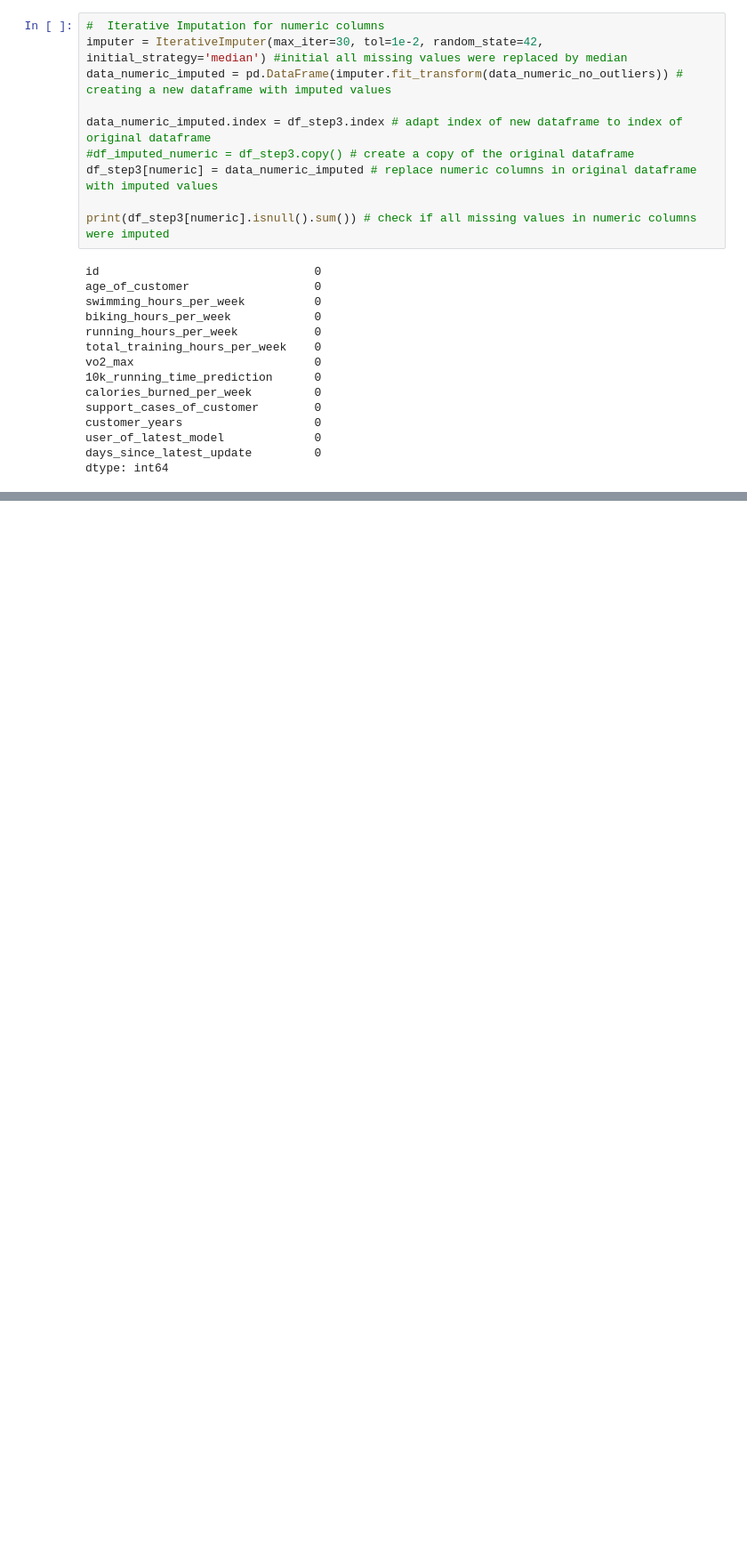
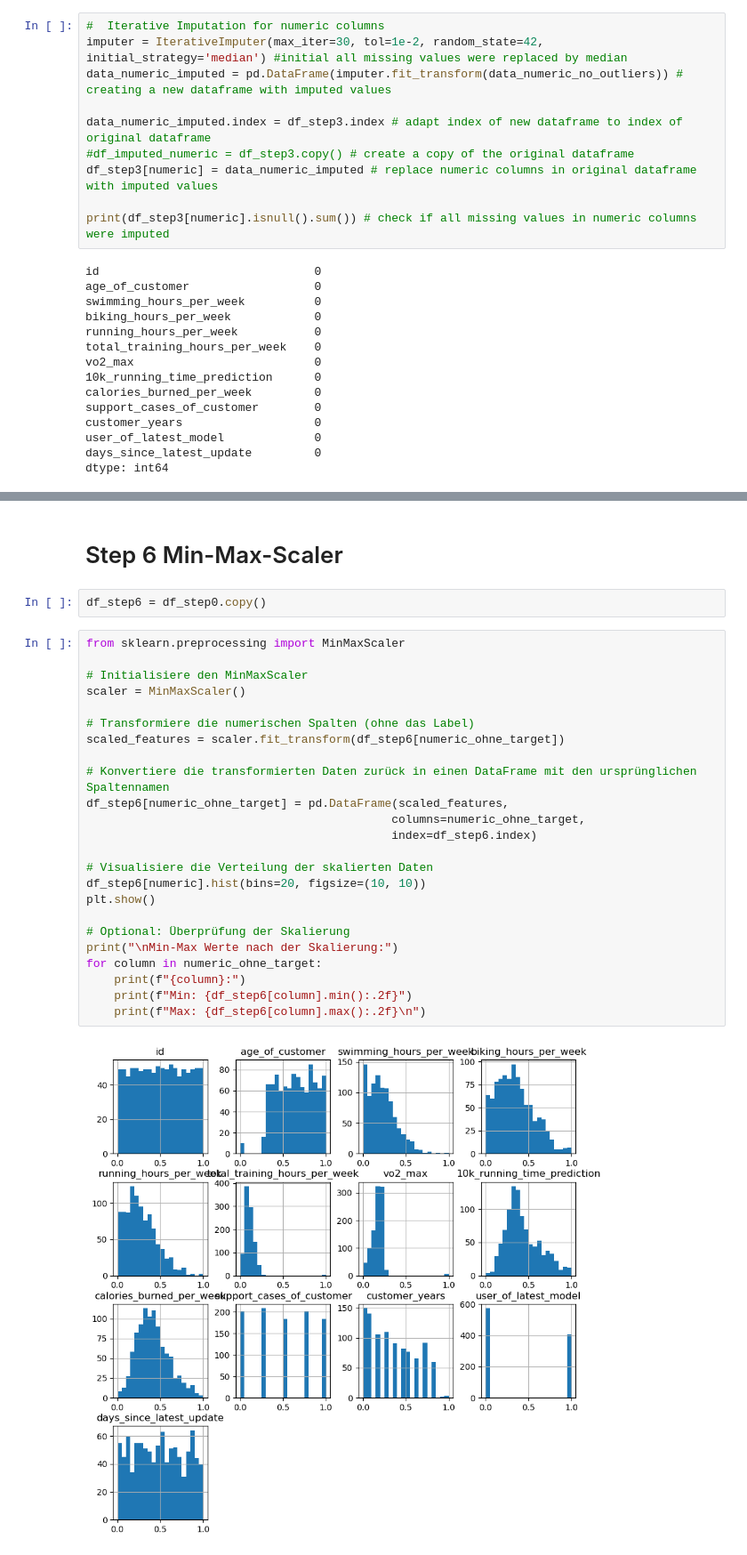
Before and after one commit to john2408/project_intro_ai, a Jupyter notebook: notebooks/Andreas/Andreas Steps.ipynb, the cells around one changed output, grey strips where cells are left out. Shown at 89% size. Saved outputs shown, nothing was run; the diff lists cells and outputs as text; blank space fills up the shorter version.

```diff
--- a/notebooks/Andreas/Andreas Steps.ipynb
+++ b/notebooks/Andreas/Andreas Steps.ipynb
@@ -519,0 +588,30 @@ Accuracy: 0.77, F1-Score: 0.71
+# %% [markdown]
+# Step 6 Min-Max-Scaler
+# %%
+df_step6 = df_step0.copy()
+# %%
+from sklearn.preprocessing import MinMaxScaler
+
+# Initialisiere den MinMaxScaler
+scaler = MinMaxScaler()
+
+# Transformiere die numerischen Spalten (ohne das Label)
+scaled_features = scaler.fit_transform(df_step6[numeric_ohne_target])
+
+# Konvertiere die transformierten Daten zurück in einen DataFrame mit den ursprünglichen Spaltennamen
+df_step6[numeric_ohne_target] = pd.DataFrame(scaled_features,
+                                            columns=numeric_ohne_target,
+                                            index=df_step6.index)
+
+# Visualisiere die Verteilung der skalierten Daten
+df_step6[numeric].hist(bins=20, figsize=(10, 10))
+plt.show()
+
+# Optional: Überprüfung der Skalierung
+print("\nMin-Max Werte nach der Skalierung:")
+for column in numeric_ohne_target:
+    print(f"{column}:")
+    print(f"Min: {df_step6[column].min():.2f}")
+    print(f"Max: {df_step6[column].max():.2f}\n")
+# %% [output]
+[figure, added]
```
Also changed, not shown: parts of 44 cells of this notebook.
